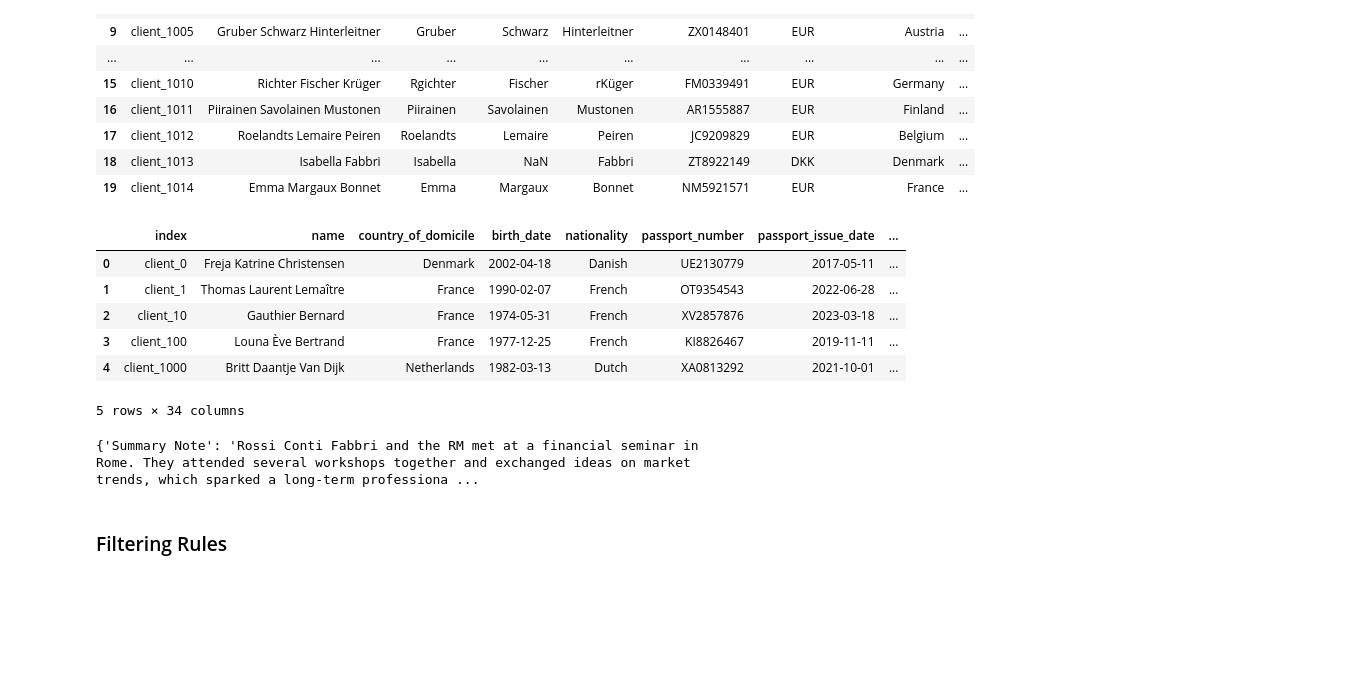
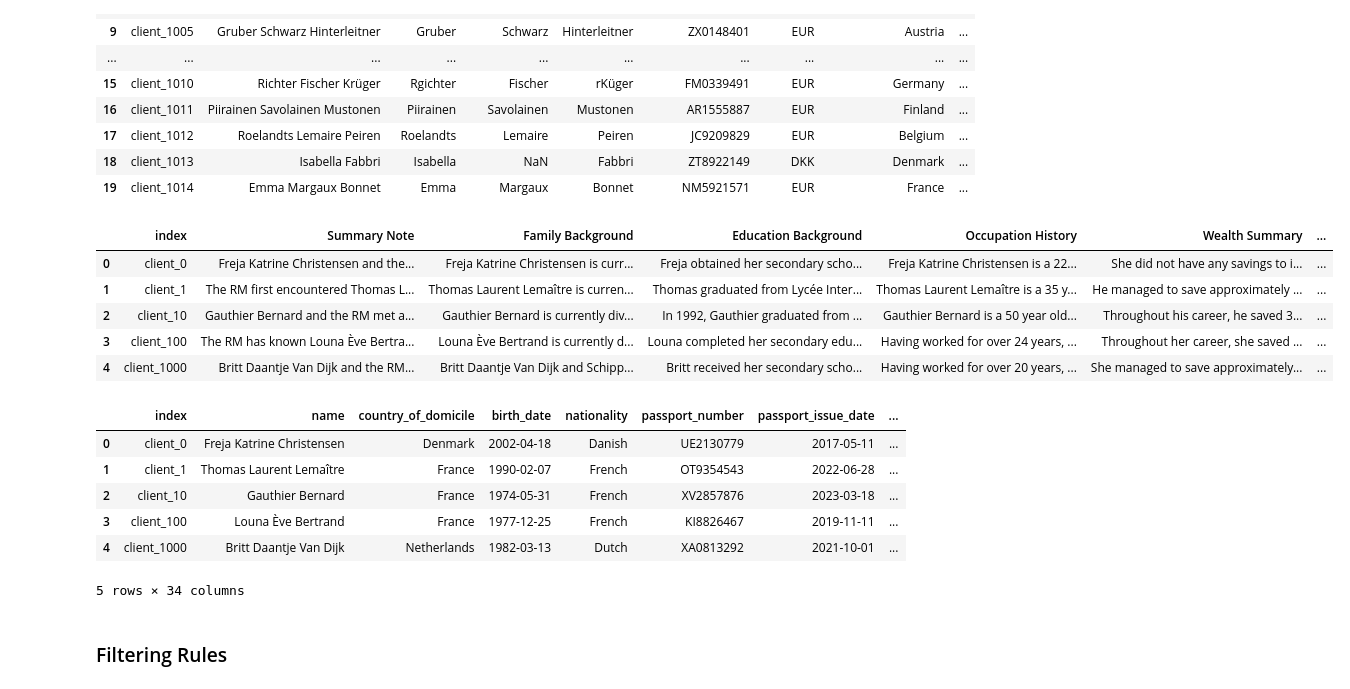
Before and after one commit to varunghat/datathon2025, a Jupyter notebook: datathon_S01.ipynb, the cells around one changed output. Drawn from its saved outputs; the diff is of its cells as text; code cells hidden in the pictures; blank space fills up the shorter version.

```diff
--- a/datathon_S01.ipynb
+++ b/datathon_S01.ipynb
@@ -54,21 +52,28 @@ account_form_pd.head(20)
 | 18 | client_1013 | Isabella Fabbri | Isabella | NaN | Fabbri | ZT8922149 | DKK | Denmark | ... |
 | 19 | client_1014 | Emma Margaux Bonnet | Emma | Margaux | Bonnet | NM5921571 | EUR | France | ... |
 # %%
-description_pd = pd.read_csv('./client_profile_data_with_label.csv')
+description_pd = pd.read_csv('./train/client_description_with_label.csv')
+
 description_pd.head(5)
 # %% [output]
-|  | index | name | country_of_domicile | birth_date | nationality | passport_number | passport_issue_date | ... |
-| 0 | client_0 | Freja Katrine Christensen | Denmark | 2002-04-18 | Danish | UE2130779 | 2017-05-11 | ... |
-| 1 | client_1 | Thomas Laurent Lemaître | France | 1990-02-07 | French | OT9354543 | 2022-06-28 | ... |
-| 2 | client_10 | Gauthier Bernard | France | 1974-05-31 | French | XV2857876 | 2023-03-18 | ... |
-| 3 | client_100 | Louna Ève Bertrand | France | 1977-12-25 | French | KI8826467 | 2019-11-11 | ... |
-| 4 | client_1000 | Britt Daantje Van Dijk | Netherlands | 1982-03-13 | Dutch | XA0813292 | 2021-10-01 | ... |
+|  | index | Summary Note | Family Background | Education Background | Occupation History | Wealth Summary | ... |
+| 0 | client_0 | Freja Katrine Christensen and the... | Freja Katrine Christensen is curr... | Freja obtained her secondary scho... | Freja Katrine Christensen is a 22... | She did not have any savings to i... | ... |
+| 1 | client_1 | The RM first encountered Thomas L... | Thomas Laurent Lemaître is curren... | Thomas graduated from Lycée Inter... | Thomas Laurent Lemaître is a 35 y... | He managed to save approximately ... | ... |
+| 2 | client_10 | Gauthier Bernard and the RM met a... | Gauthier Bernard is currently div... | In 1992, Gauthier graduated from ... | Gauthier Bernard is a 50 year old... | Throughout his career, he saved 3... | ... |
+| 3 | client_100 | The RM has known Louna Ève Bertra... | Louna Ève Bertrand is currently d... | Louna completed her secondary edu... | Having worked for over 24 years, ... | Throughout her career, she saved ... | ... |
+| 4 | client_1000 | Britt Daantje Van Dijk and the RM... | Britt Daantje Van Dijk and Schipp... | Britt received her secondary scho... | Having worked for over 20 years, ... | She managed to save approximately... | ... |
-5 rows × 34 columns
 # %%
-client_profile_pd = pd.read_csv('./client_profile_data_with_label.csv')
+client_profile_pd = pd.read_csv('./train/client_profile_data_with_label.csv')
+client_profile_pd["address.street number"]
 client_profile_pd.head(5)
 # %% [output]
+|  | index | name | country_of_domicile | birth_date | nationality | passport_number | passport_issue_date | ... |
+| 0 | client_0 | Freja Katrine Christensen | Denmark | 2002-04-18 | Danish | UE2130779 | 2017-05-11 | ... |
+| 1 | client_1 | Thomas Laurent Lemaître | France | 1990-02-07 | French | OT9354543 | 2022-06-28 | ... |
+| 2 | client_10 | Gauthier Bernard | France | 1974-05-31 | French | XV2857876 | 2023-03-18 | ... |
+| 3 | client_100 | Louna Ève Bertrand | France | 1977-12-25 | French | KI8826467 | 2019-11-11 | ... |
+| 4 | client_1000 | Britt Daantje Van Dijk | Netherlands | 1982-03-13 | Dutch | XA0813292 | 2021-10-01 | ... |
-{'Summary Note': 'Rossi Conti Fabbri and the RM met at a financial seminar in Rome. They attended several workshops together and exchanged ideas on market trends, which sparked a long-term professiona ...
+5 rows × 34 columns
 # %% [markdown]
 ### Filtering Rules
 # %%
```
Also changed, not shown: parts of 33 cells of this notebook.
